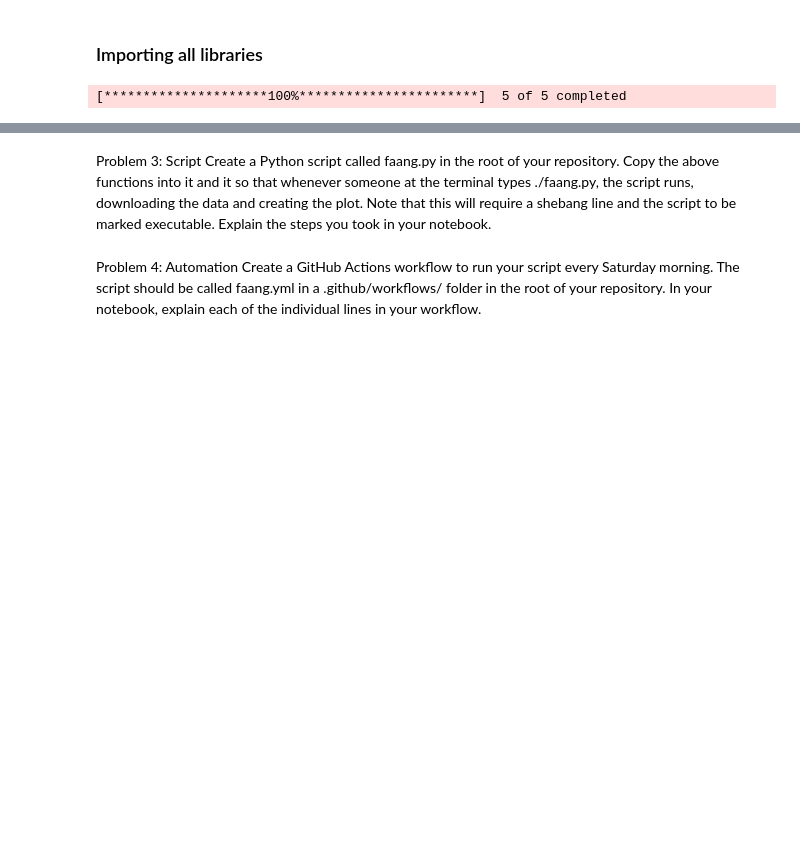
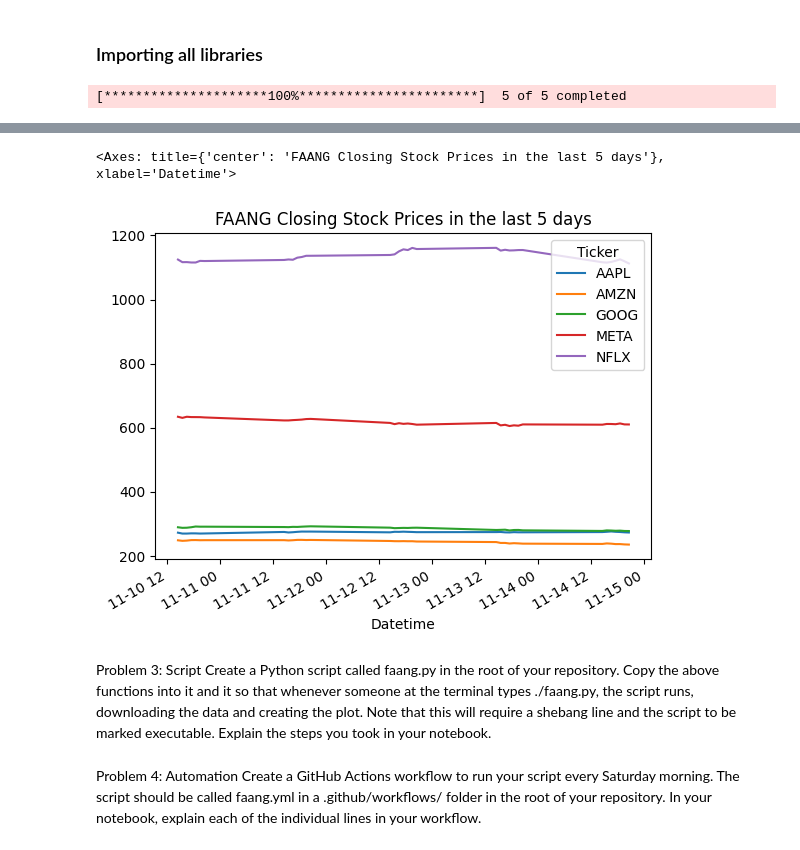
Before and after one commit to marianemcgrath/comp_infrastructure_assessment, a Jupyter notebook: problems.ipynb, the cells around one changed output, grey strips where cells are left out. Cells and saved outputs as stored; diff of their text form; code cells hidden in the pictures; blank space fills up the shorter version.

```diff
--- a/problems.ipynb
+++ b/problems.ipynb
@@ -96,3 +123,9 @@ df[('Close', 'AAPL')].plot()
+# %%
+# Plot the Closing prices for FAANG stocks
+df.plot(y= "Close", title="FAANG Closing Stock Prices in the last 5 days")
+# %% [output]
+<Axes: title={'center': 'FAANG Closing Stock Prices in the last 5 days'}, xlabel='Datetime'>
+[figure, added]
 # %% [markdown]
 Problem 3: Script
 Create a Python script called faang.py in the root of your repository. Copy the above functions into it and it so that whenever someone at the terminal types ./faang.py, the script runs, downloading the data and creating the plot. Note that this will require a shebang line and the script to be marked executable. Explain the steps you took in your notebook.
```
Also changed, not shown: parts of 11 cells of this notebook, 10 other files.
